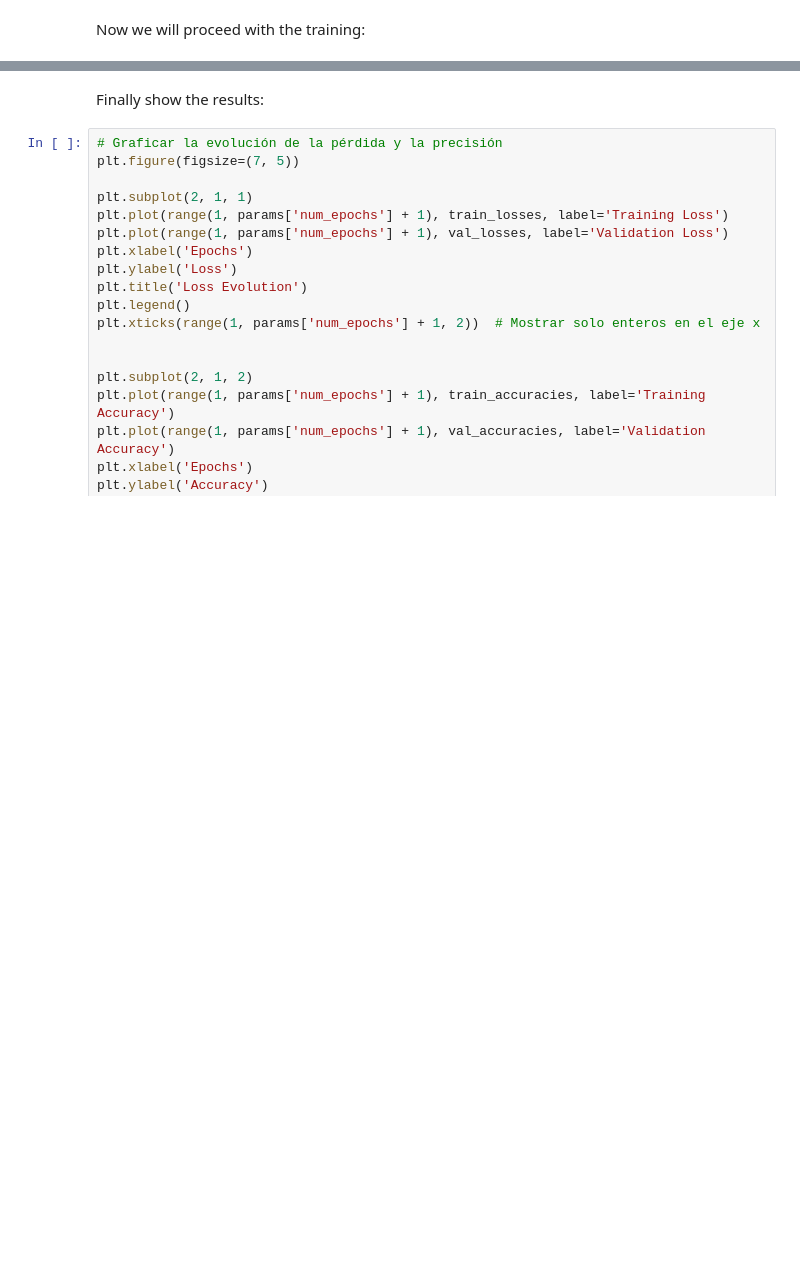
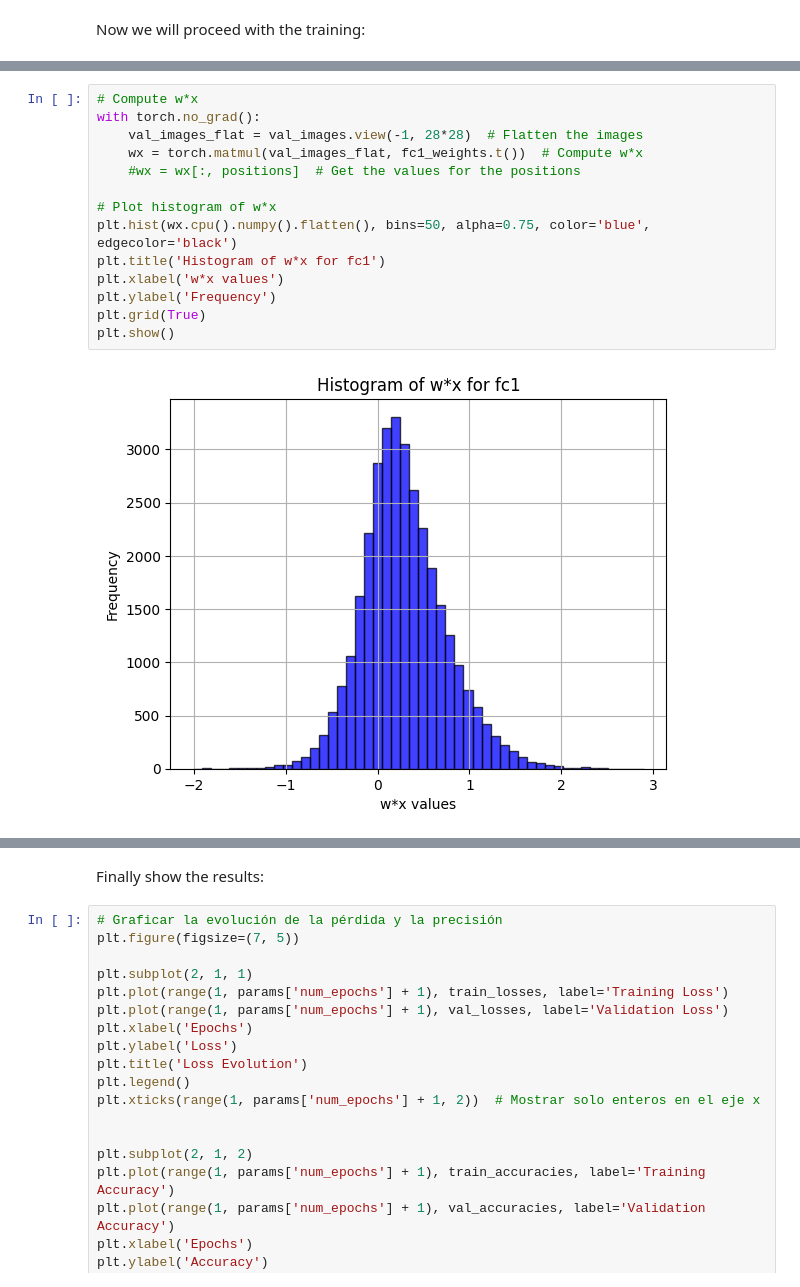
Before and after one commit to armand-07/dataset_stealing_with_privacy_doors, a Jupyter notebook: notebooks/finetuning_F_MNIST.ipynb, the cells around one changed output, grey strips where cells are left out. Cells and saved outputs as stored; diff of their text form; blank space fills up the shorter version.

```diff
--- a/notebooks/finetuning_F_MNIST.ipynb
+++ b/notebooks/finetuning_F_MNIST.ipynb
@@ -372,3 +416,19 @@ Now we will proceed with the training:
+# %%
+# Compute w*x
+with torch.no_grad():
+    val_images_flat = val_images.view(-1, 28*28)  # Flatten the images
+    wx = torch.matmul(val_images_flat, fc1_weights.t())  # Compute w*x
+    #wx = wx[:, positions]  # Get the values for the positions
+
+# Plot histogram of w*x
+plt.hist(wx.cpu().numpy().flatten(), bins=50, alpha=0.75, color='blue', edgecolor='black')
+plt.title('Histogram of w*x for fc1')
+plt.xlabel('w*x values')
+plt.ylabel('Frequency')
+plt.grid(True)
+plt.show()
+# %% [output]
+[figure, added]
 # %%
 train_losses = []
 train_accuracies = []
```
Also changed, not shown: parts of 13 cells of this notebook, 4 other files.
